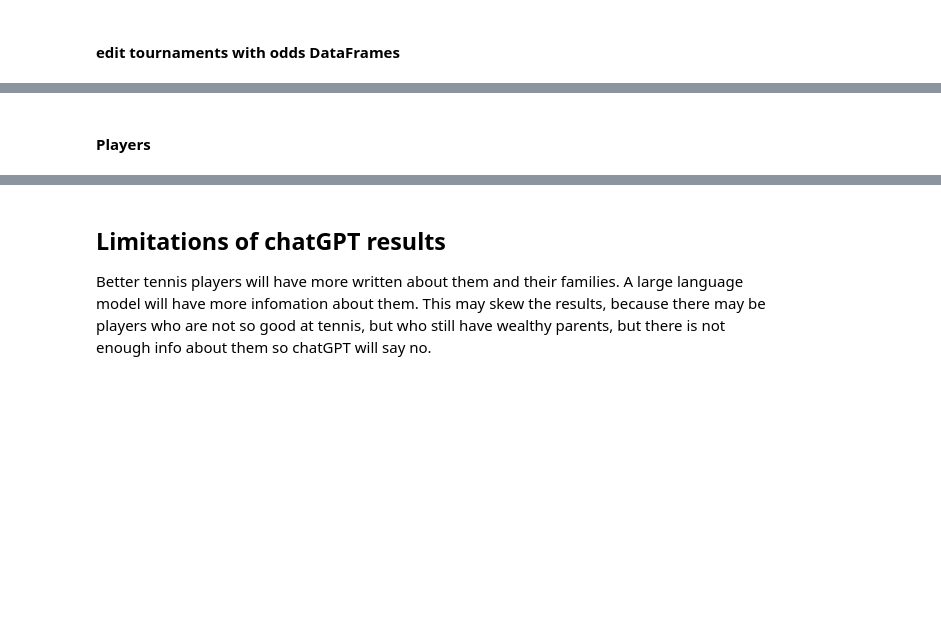
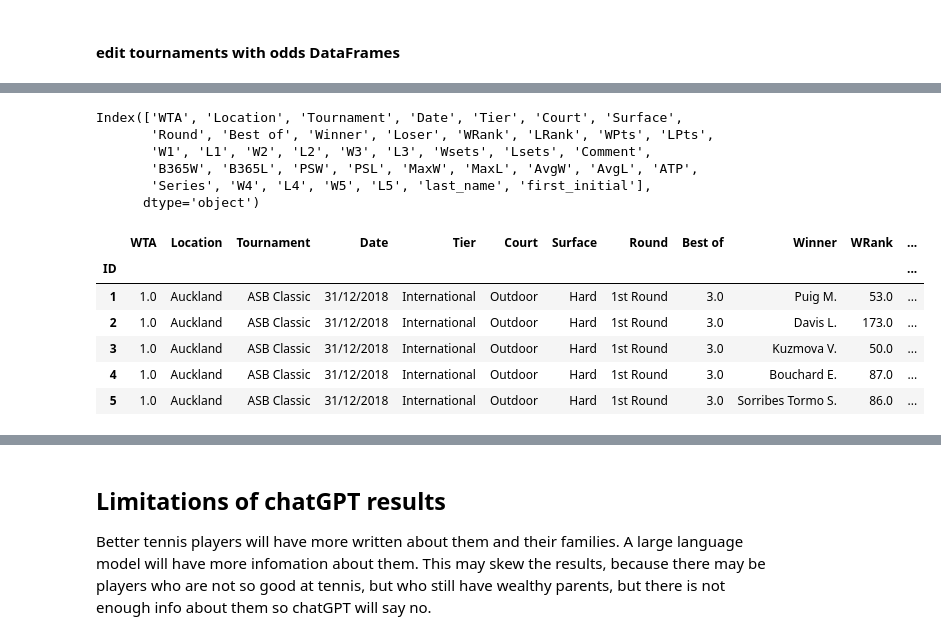
Before and after one commit to mmmcustard/analytics158739, a Jupyter notebook: 158739Assignment4.ipynb, the cells around one changed output, grey strips where cells are left out. Drawn from its saved outputs; the diff is of its cells as text; code cells hidden in the pictures; blank space fills up the shorter version.

Commit message:
separate winners & losers odds

```diff
--- a/158739Assignment4.ipynb
+++ b/158739Assignment4.ipynb
@@ -256,7 +256,6 @@ wta2019_tornament_matches = pd.read_csv('datasets/2019wta.csv')
 wta2020_tornament_matches  = pd.read_csv('datasets/2020wta.csv')
 wta2021_tornament_matches  = pd.read_csv('datasets/2021wta.csv')
 wta2022_tornament_matches  = pd.read_csv('datasets/2022wta.csv')
-wta2023_tornament_matches  = pd.read_csv('datasets/2023wta.csv')
 # %%
 wta_dfs = [wta2019_tornament_matches , wta2020_tornament_matches ,
            wta2021_tornament_matches , wta2022_tornament_matches ,
@@ -267,7 +266,6 @@ atp2019_tornament_matches  = pd.read_csv('datasets/2019atp.csv')
 atp2020_tornament_matches  = pd.read_csv('datasets/2020atp.csv')
 atp2021_tornament_matches  = pd.read_csv('datasets/2021atp.csv')
 atp2022_tornament_matches  = pd.read_csv('datasets/2022atp.csv')
-atp2023_tornament_matches  = pd.read_csv('datasets/2023atp.csv')
 # %%
 atp_dfs = [atp2019_tornament_matches , atp2020_tornament_matches , atp2021_tornament_matches , atp2022_tornament_matches , atp2023_tornament_matches ]
 atp_tournament_matches_wOdds = pd.concat(atp_dfs)
@@ -312,5 +310,9 @@ top_players.head()
 all_tournament_matches_wOdds = pd.concat([wta_tournament_matches_wOdds, atp_tournament_matches_wOdds])
 
 # Change NaN values to zero for specified columns
-columns_to_fill = ['W3', 'L3', 'W4', 'L4', 'W5', 'L5']
-atp_tournament_matches_wOdds[columns_to_fill] = atp_tournament_matches_wOdds[columns_to_fill].fillna(0)
+columns_to_fill = ['W3', 'L3', 'W4', 'L4', 'W5', 'L5', 'ATP', 'WTA', 'Series']
+all_tournament_matches_wOdds[columns_to_fill] = all_tournament_matches_wOdds[columns_to_fill].fillna(0)
+
+# set index
+all_tournament_matches_wOdds['ID'] = all_tournament_matches_wOdds.index + 1
+all_tournament_matches_wOdds.set_index('ID', inplace=True)
@@ -337,2 +318,0 @@ memory usage: 2.9+ MB
-# %% [markdown]
-#### Players
@@ -354,0 +319,24 @@ for index, row in top_players.iterrows():
+# %%
+all_tournament_matches_wOdds.columns
+# %% [output]
+Index(['WTA', 'Location', 'Tournament', 'Date', 'Tier', 'Court', 'Surface',
+       'Round', 'Best of', 'Winner', 'Loser', 'WRank', 'LRank', 'WPts', 'LPts',
+       'W1', 'L1', 'W2', 'L2', 'W3', 'L3', 'Wsets', 'Lsets', 'Comment',
+       'B365W', 'B365L', 'PSW', 'PSL', 'MaxW', 'MaxL', 'AvgW', 'AvgL', 'ATP',
+       'Series', 'W4', 'L4', 'W5', 'L5', 'last_name', 'first_initial'],
+      dtype='object')
+# %%
+winner_tournament_matches_wOdds = all_tournament_matches_wOdds[[
+       'WTA', 'Location', 'Tournament', 'Date', 'Tier', 'Court', 'Surface',
+       'Round', 'Best of', 'Winner', 'WRank', 'WPts',
+       'Wsets', 'Comment', 'AvgW', 'ATP', 'Series', 'last_name', 'first_initial']]
+# %%
+winner_tournament_matches_wOdds.head()
+# %% [output]
+|  | WTA | Location | Tournament | Date | Tier | Court | Surface | Round | Best of | Winner | WRank | ... |
+| ID |  |  |  |  |  |  |  |  |  |  |  | ... |
+| 1 | 1.0 | Auckland | ASB Classic | 31/12/2018 | International | Outdoor | Hard | 1st Round | 3.0 | Puig M. | 53.0 | ... |
+| 2 | 1.0 | Auckland | ASB Classic | 31/12/2018 | International | Outdoor | Hard | 1st Round | 3.0 | Davis L. | 173.0 | ... |
+| 3 | 1.0 | Auckland | ASB Classic | 31/12/2018 | International | Outdoor | Hard | 1st Round | 3.0 | Kuzmova V. | 50.0 | ... |
+| 4 | 1.0 | Auckland | ASB Classic | 31/12/2018 | International | Outdoor | Hard | 1st Round | 3.0 | Bouchard E. | 87.0 | ... |
+| 5 | 1.0 | Auckland | ASB Classic | 31/12/2018 | International | Outdoor | Hard | 1st Round | 3.0 | Sorribes Tormo S. | 86.0 | ... |
```
Also changed, not shown: parts of 10 cells of this notebook.
